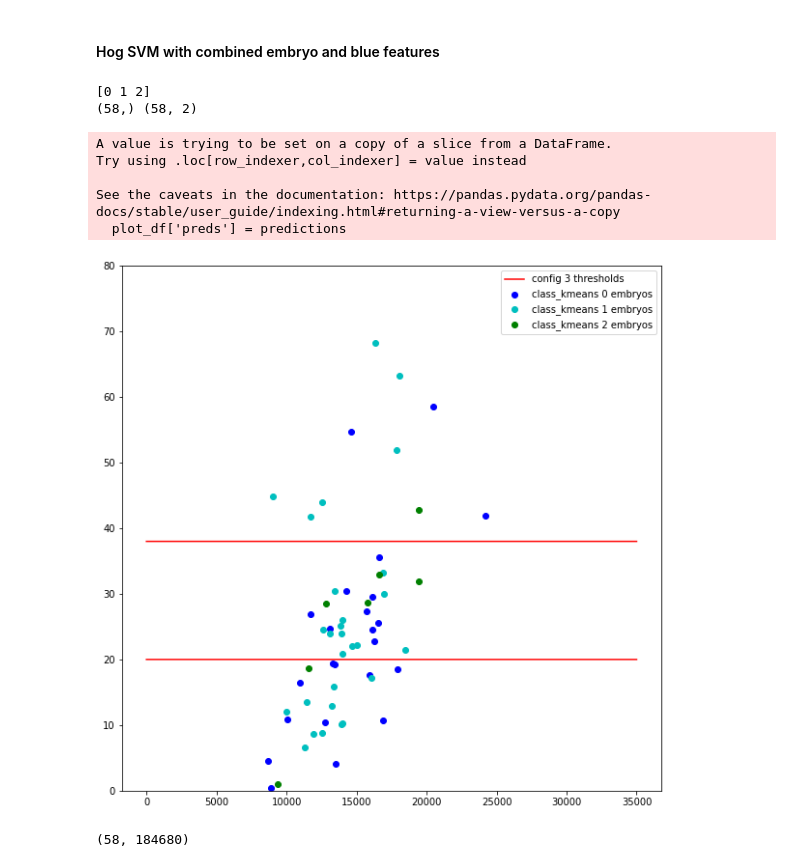
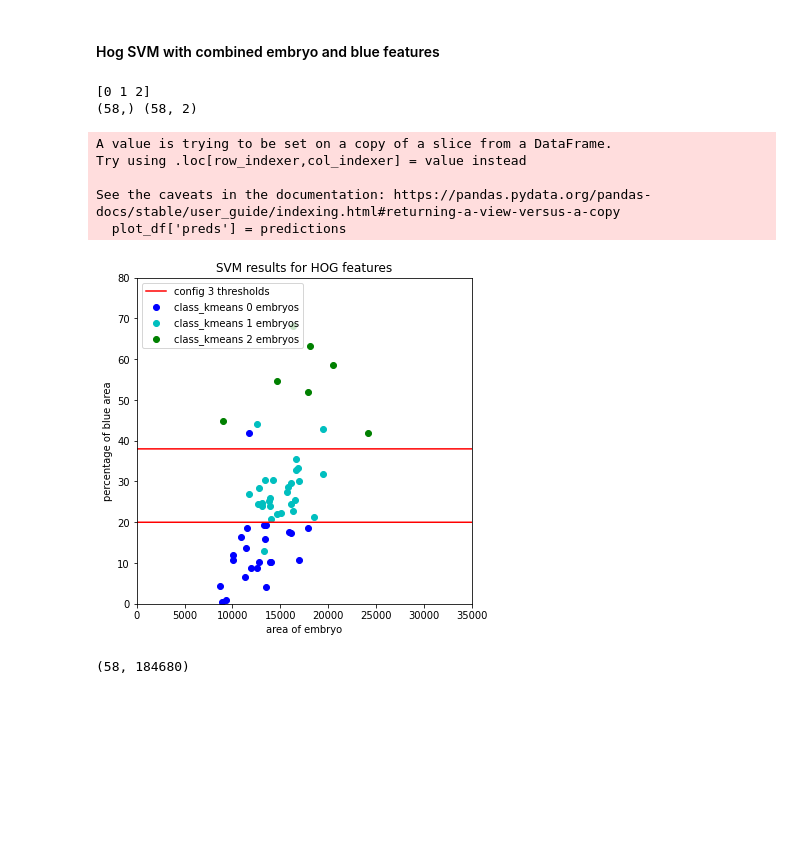
Before and after one commit to eleonoraieronimaki/shape_texture_classification, a Jupyter notebook: measurements.ipynb, the cells around one changed output. Saved outputs shown, nothing was run; the diff lists cells and outputs as text; code cells hidden in the pictures; blank space fills up the shorter version.

```diff
--- a/measurements.ipynb
+++ b/measurements.ipynb
@@ -188,7 +185,7 @@ pred =clf.predict(X_test)
 print(classification_report(y_test['thresh_class_2'], pred, zero_division=0))
 #predict_on_train
 pred_train = clf.predict(X_train)
-predictions = np.hstack((pred,pred_train))
+predictions = np.hstack((pred_train,pred))
 # %% [output]
 KMeans classes
               precision    recall  f1-score   support
@@ -207,3 +204,6 @@ Threshold based on area
     accuracy                           0.83        12
    macro avg       0.87      0.78      0.75        12
 weighted avg       0.90      0.83      0.81        12
+# %%
+x_tot_df = pd.concat([X_train,X_test])
+x_tot_df.head(2)
@@ -210,5 +214,5 @@ weighted avg       0.90      0.83      0.81        12
 # %%
-plt.figure(figsize=(10,10))
+plt.figure(figsize=(6,6))
 x_rg = np.arange(2)
 
 # threshold 3
@@ -221,7 +225,7 @@ plt.plot(x_3,y_3, color='r')
 
 colors = ['b', 'c', 'g']
 
-plot_df = df[['area','percentage area blue']]
+plot_df = x_tot_df[['area','percentage area blue']]
 print(np.unique(predictions))
 print(predictions.shape, plot_df.shape)
 plot_df['preds'] = predictions
@@ -230,8 +234,11 @@ for i in range(3):
                 y=plot_df[plot_df['preds'] == i]['percentage area blue'],
                 c=colors[i], label=f"class_kmeans {i} embryos")
 plt.ylim([0,80])
-plt.legend()
+plt.legend(loc="upper left")
 plt.margins(x=0,y=0)
+plt.xlabel("area of embryo")
+plt.ylabel("percentage of blue area")
+plt.title("SVM results for shape features")
 plt.show()
 # %% [output]
 [0 1 2]
@@ -373,7 +380,7 @@ pred =clf.predict(X_test)
 print(classification_report(y_test['thresh_class_2'], pred, zero_division=0))
 #predict_on_train
 pred_train = clf.predict(X_train)
-predictions = np.hstack((pred,pred_train))
+predictions = np.hstack((pred_train, pred))
 # %% [output]
               precision    recall  f1-score   support
 
@@ -395,39 +402,43 @@ weighted avg       0.54      0.67      0.58        12
 # %% [markdown]
 <h4>Hog SVM with combined embryo and blue features</h4>
 # %%
-plt.figure(figsize=(10,10))
+plt.figure(figsize=(6,6))
 x_rg = np.arange(2)
 
 # threshold 3
 y_3 = np.full(shape=(10000), fill_value=20)
 x_3 = np.linspace(0,35000,10000)
 plt.plot(x_3,y_3, label="config 3 thresholds", color='r')
 y_3 = np.full(shape=(10000), fill_value=38)
 x_3 = np.linspace(0,35000,10000)
 plt.plot(x_3,y_3, color='r')
 
 colors = ['b', 'c', 'g']
 
-plot_df = df[['area','percentage area blue']]
+plot_df = x_tot_df[['area','percentage area blue']]
 print(np.unique(predictions))
 print(predictions.shape, plot_df.shape)
 plot_df['preds'] = predictions
 for i in range(3):
     plt.scatter(x=plot_df[plot_df['preds'] == i]['area'],
                 y=plot_df[plot_df['preds'] == i]['percentage area blue'],
                 c=colors[i], label=f"class_kmeans {i} embryos")
 plt.ylim([0,80])
-plt.legend()
+plt.legend(loc="upper left")
+plt.margins(x=0,y=0)
+plt.xlabel("area of embryo")
+plt.ylabel("percentage of blue area")
+plt.title("SVM results for HOG features")
 plt.show()
 # %% [output]
 [0 1 2]
 (58,) (58, 2)
 A value is trying to be set on a copy of a slice from a DataFrame.
 Try using .loc[row_indexer,col_indexer] = value instead
 
 See the caveats in the documentation: https://pandas.pydata.org/pandas-docs/stable/user_guide/indexing.html#returning-a-view-versus-a-copy
   plot_df['preds'] = predictions
-[figure, old version]
+[figure, new version]
 # %%
 tot_feats = np.hstack([thresh_feat, blue_feat])
 tot_feats.shape
```
Also changed, not shown: parts of 10 cells of this notebook, 1 other file.
